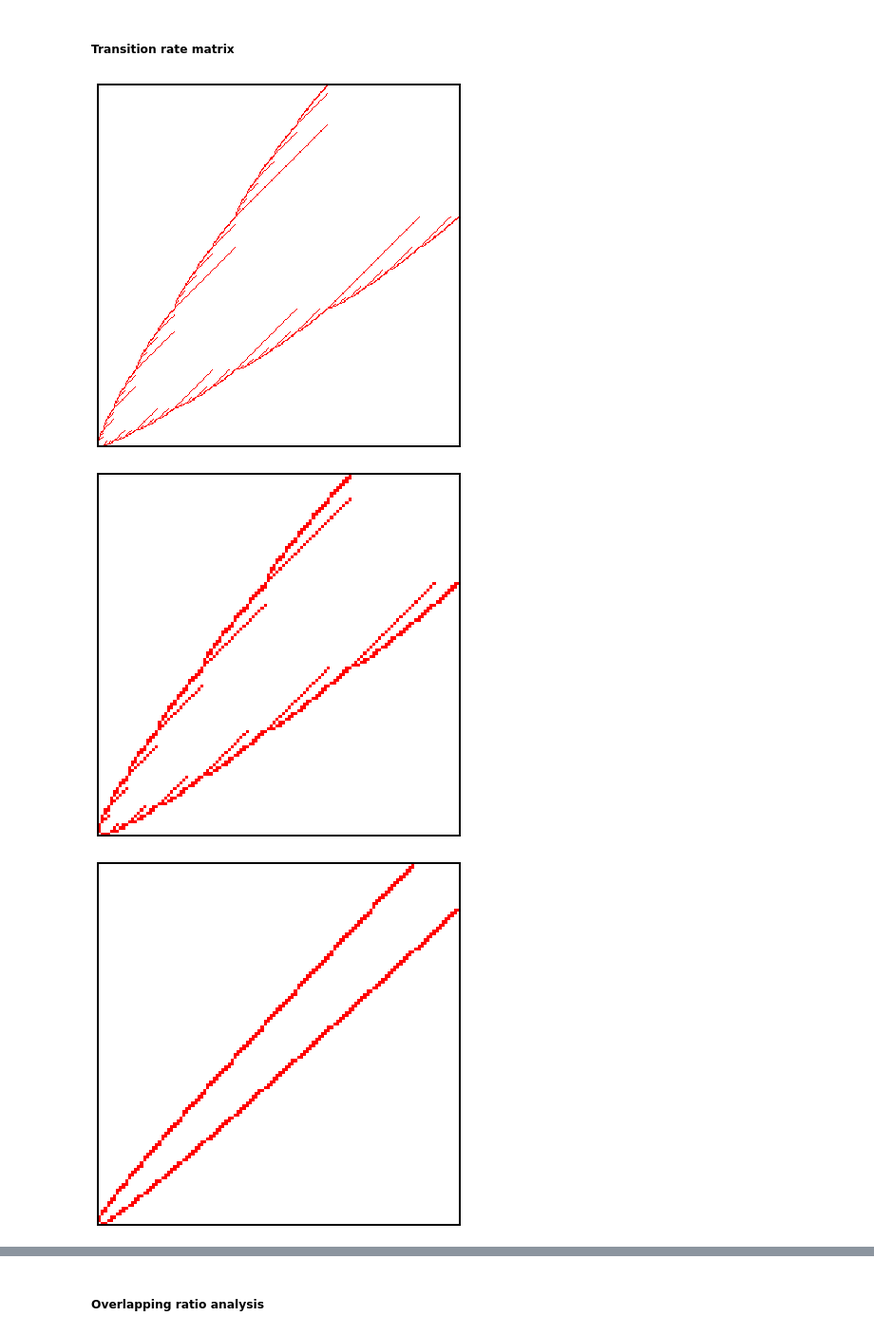
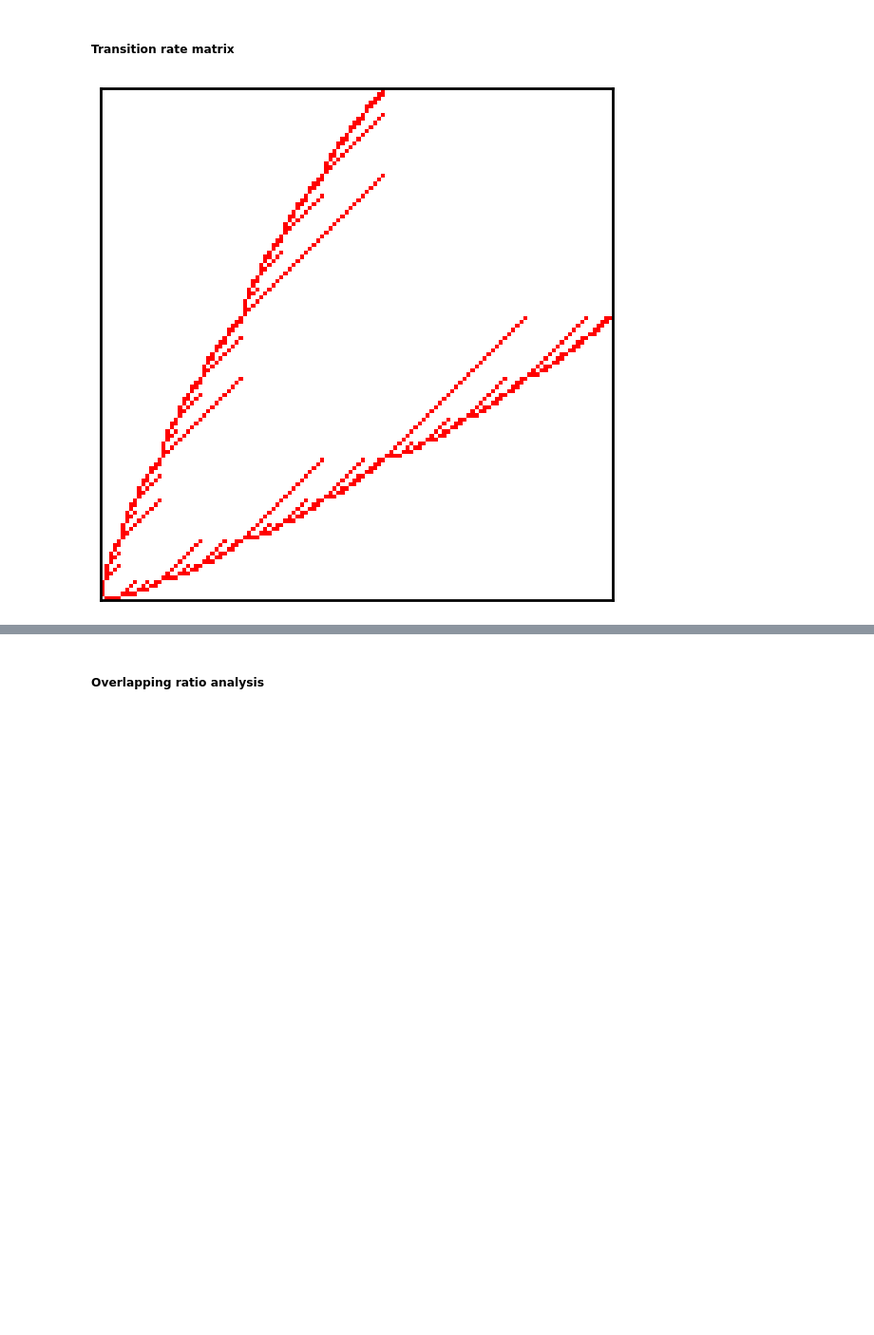
Before and after one commit to meowoodie/Hyperlattice-Queueing-Model, a Jupyter notebook: hyperlattice_queue.ipynb, the cells around one changed output, grey strips where cells are left out. Shown: that part at 95% size. Saved outputs shown, nothing was run; the diff lists cells and outputs as text; code cells hidden in the pictures; blank space fills up the shorter version.

```diff
--- a/hyperlattice_queue.ipynb
+++ b/hyperlattice_queue.ipynb
@@ -33,7 +35,7 @@ class HyperlatticeQ(object):
     comparable probability of state occurring in the birth-death model.
     """
 
-    def __init__(self, I, A, Lam, Eta, mu, K=5, inf=30):
+    def __init__(self, I, A, Lam, Eta, mu, K=5, inf=20):
         """
         Params:
         * I:    number of servers (service regions)
@@ -56,10 +58,12 @@ class HyperlatticeQ(object):
                 Note that inf >> K is required.
         """
         # hyperparameters
+        start = time.time()
         self.I = I
         self.K = K
         self.A = A
         self.n_est_states = sum([ math.comb(I+k-1,I-1) for k in range(K+1) ])   # number of states in the truncated hyperlattice (need to be estimated through solving balance equations)
+        print('n_est_states:', self.n_est_states)
         self.set_B        = self._tour(K)                                       # set of states in the truncated hyperlattice
         # model parameters
         self.mu     = mu                                                        # service rates
@@ -67,13 +71,16 @@ class HyperlatticeQ(object):
         self.Eta    = Eta                                                       # dispatch policy
         self.Q      = self._transition_rates()                                  # transition rate matrix
         self.sumLam = np.triu(self.Lam).sum()                                   # sum of arrival rates of the entire service system
-        self.aggLam = self._aggregated_arrival_rates(inf + 1)                   # aggregated arrival rates (bar_Lam_k) index mathematically start from 0
+        # self.aggLam = self._aggregated_arrival_rates(inf + 1)                   # aggregated arrival rates (bar_Lam_k) index mathematically start from 0
+        self.aggLam = np.array([math.comb(k+I-1, k) * self.sumLam for k in range(inf + 1)])
         self.aggMu  = np.array([ math.comb(k+I-1, k) * I * mu
                                 for k in range(inf + 1) ])                      # aggregated service rates (bar_mu_k)  index mathematically start from 1
         # steady-state distribution
         self.Pi_N   = self._birth_death_solver(inf)                             # steady state probabilities of aggregated states (Nk)
         self.Pi_B   = self._balance_equations_solver()                          # steady state probabilities of states in the truncated hyperlattice (Bu)
         # performance metrics
+        end = time.time()
+        print('setup time:', end - start)
 
     def _tour(self, K):
         """
@@ -244,6 +251,7 @@ class HyperlatticeQ(object):
         especially when I is large.
         """
         sum_Pi   = self.Pi_N[:self.K+1].sum()
+        print('sum_Pi:', sum_Pi)
         Q        = self.Q.copy()                                                # create a copy of transition rate matrix
         Q[:, -1] = np.ones(self.n_est_states)                                   # replace the last column with a vector of 1's
         en       = np.zeros(self.n_est_states)                                  # initialize “solution” vector, which was all zeros to be a column vector with 1 in the last row, and zeros everywhere else
@@ -374,7 +372,7 @@ T2 = np.array([
 ])
 
 # Unit-test
-hq = HyperlatticeQ(I=2, A=A2, Lam=Lam2, Eta=Eta2, mu=5, K=6)
+hq = HyperlatticeQ(I=2, A=A2, Lam=Lam2, Eta=Eta2, mu=5, K=6, inf=10)
 print(hq.Pi_N)
 print(hq.Pi_N.sum())
 print(hq.Pi_B.sum())
@@ -706,9 +826,9 @@ def create_2server_system_given_eta(eta, r=.4, lam=2):
 # %% [markdown]
 ### Model Estimation
 # %%
-hq2 = HyperlatticeQ(I=2, A=A2, Lam=Lam2, Eta=Eta2, mu=1.1, K=14, inf=20)
-hq3 = HyperlatticeQ(I=3, A=A3, Lam=Lam3a, Eta=Eta3a, mu=1.1, K=7, inf=15)
-hq4 = HyperlatticeQ(I=4, A=A4a, Lam=Lam4a, Eta=Eta4a, mu=1.1, K=7, inf=10)
+hq2 = HyperlatticeQ(I=2, A=A2, Lam=Lam2, Eta=Eta2, mu=1.1, K=5, inf=20)
+hq3 = HyperlatticeQ(I=3, A=A3, Lam=Lam3a, Eta=Eta3a, mu=1.1, K=5, inf=20)
+hq4 = HyperlatticeQ(I=4, A=A4a, Lam=Lam4a, Eta=Eta4a, mu=1.1, K=5, inf=20)
 
 perfhq3 = HLQperformance(hq3, T=T3)
 perfhq4 = HLQperformance(hq4, T=T4)
@@ -888,17 +995,15 @@ texlive-latex-recommended is already the newest version (2019.20200218-1).
 # %%
 # from numpy import linalg as LA
 
 # for K in range(1, 20):
 #     hq = HyperlatticeQ(I=2, A=A2, Lam=Lam2, Eta=Eta2, mu=1.1, K=K, inf=20)
 #     w, v = LA.eig((hq.Q > 0) * hq.Q)
 #     print("K=", K)
 #     plt.plot(w)
 #     plt.show()
 
 plot_Q(hq4)
-plot_Q(hq3)
-plot_Q(hq2)
+# plot_Q(hq3)
+# plot_Q(hq2)
 # %% [output]
-[figure, old version]
+[figure, new version]
-[figure, removed]
-[figure, removed]
```
Also changed, not shown: parts of 16 cells of this notebook, 3 other files.
